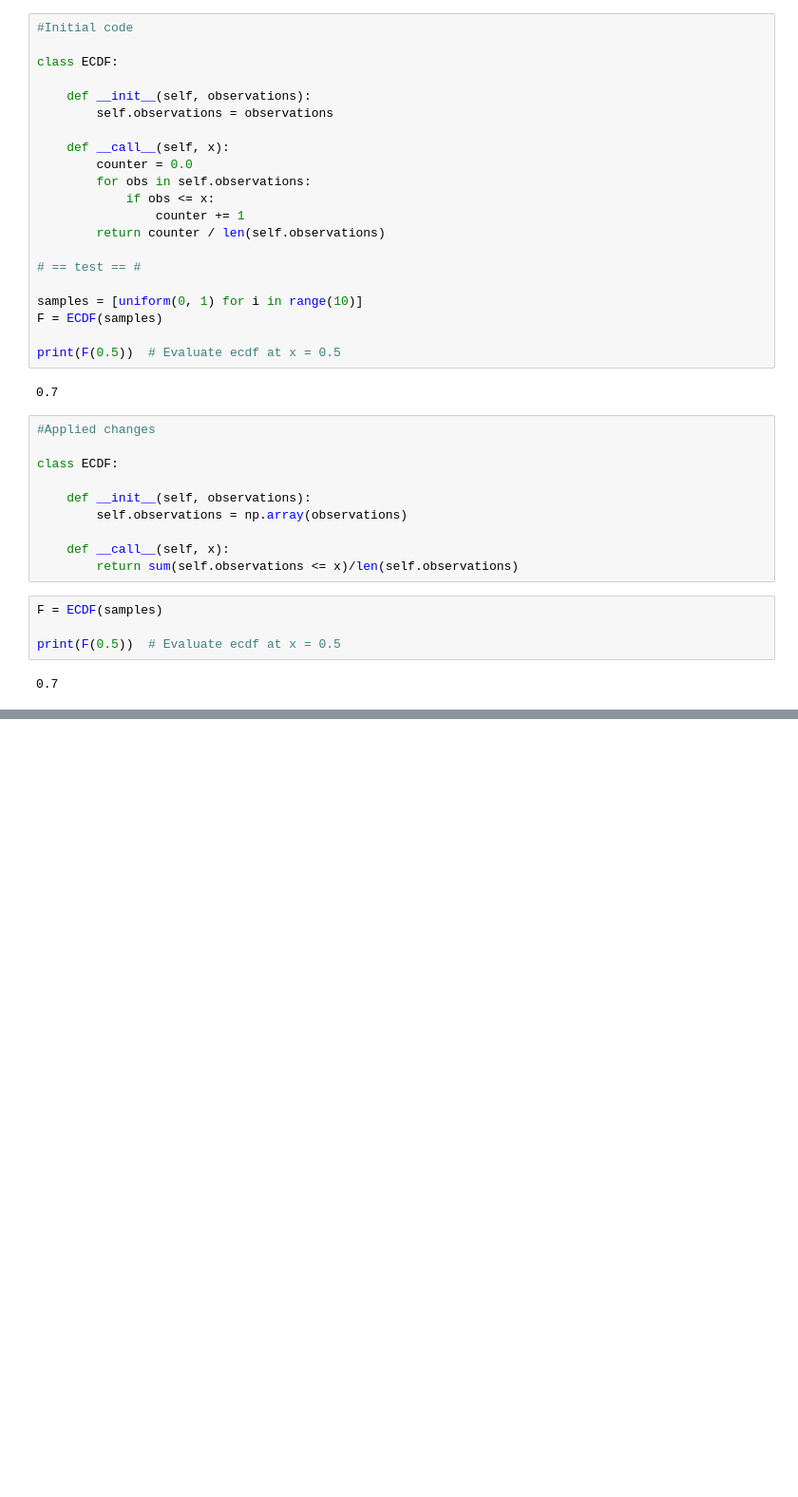
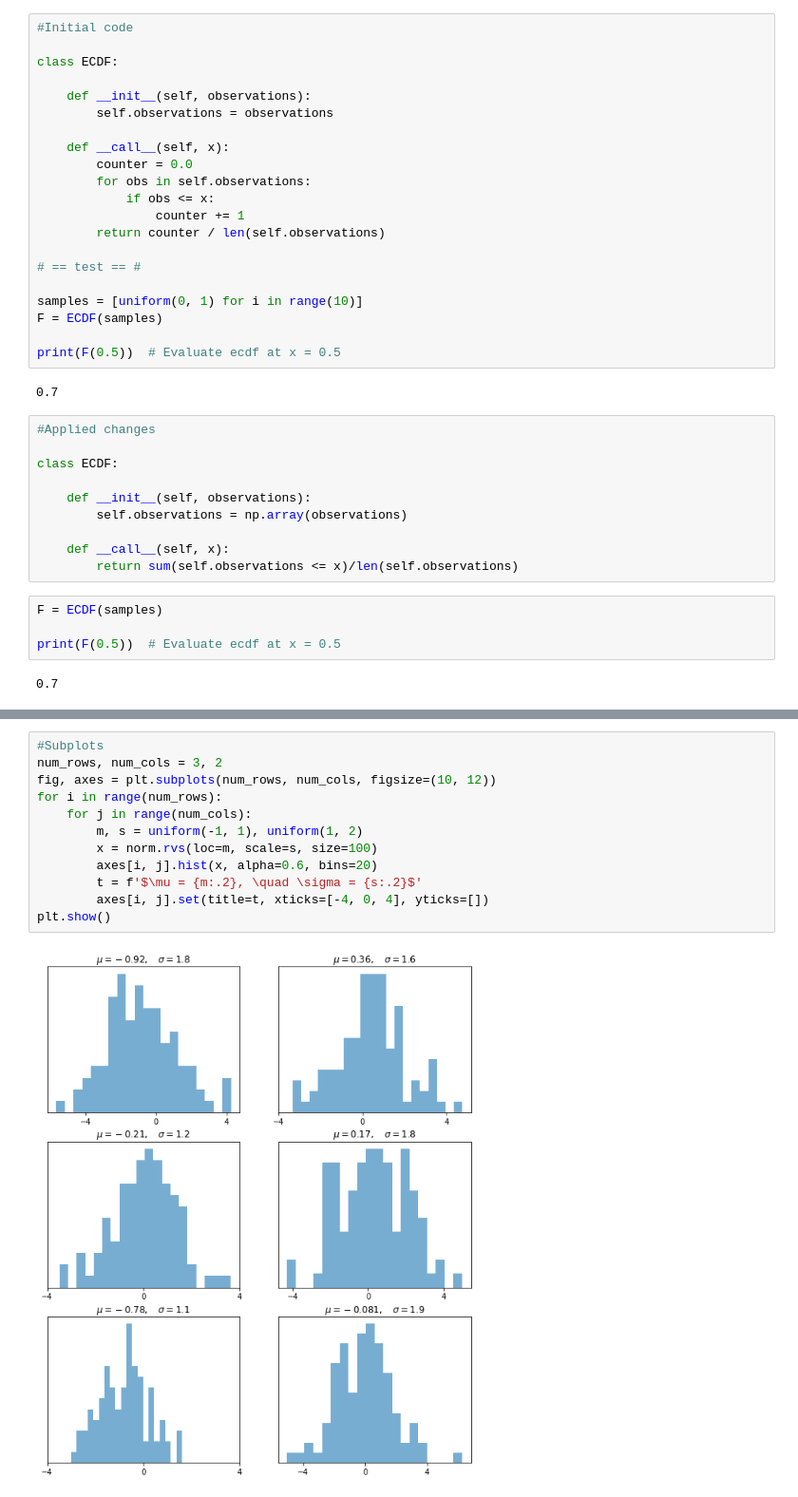
Before and after one commit to PanPip/QuantEcon_Tasks, a Jupyter notebook: Intro_tasks.ipynb, the cells around one changed output, grey strips where cells are left out. Shown at 95% size. Saved outputs shown, nothing was run; the diff lists cells and outputs as text; blank space fills up the shorter version.

```diff
--- a/Intro_tasks.ipynb
+++ b/Intro_tasks.ipynb
@@ -332,0 +376,14 @@ print(F(0.5))  # Evaluate ecdf at x = 0.5
+# %%
+#Subplots
+num_rows, num_cols = 3, 2
+fig, axes = plt.subplots(num_rows, num_cols, figsize=(10, 12))
+for i in range(num_rows):
+    for j in range(num_cols):
+        m, s = uniform(-1, 1), uniform(1, 2)
+        x = norm.rvs(loc=m, scale=s, size=100)
+        axes[i, j].hist(x, alpha=0.6, bins=20)
+        t = f'$\mu = {m:.2}, \quad \sigma = {s:.2}$'
+        axes[i, j].set(title=t, xticks=[-4, 0, 4], yticks=[])
+plt.show()
+# %% [output]
+[figure, added]
```
Also changed, not shown: parts of 7 cells of this notebook, 1 other file.
